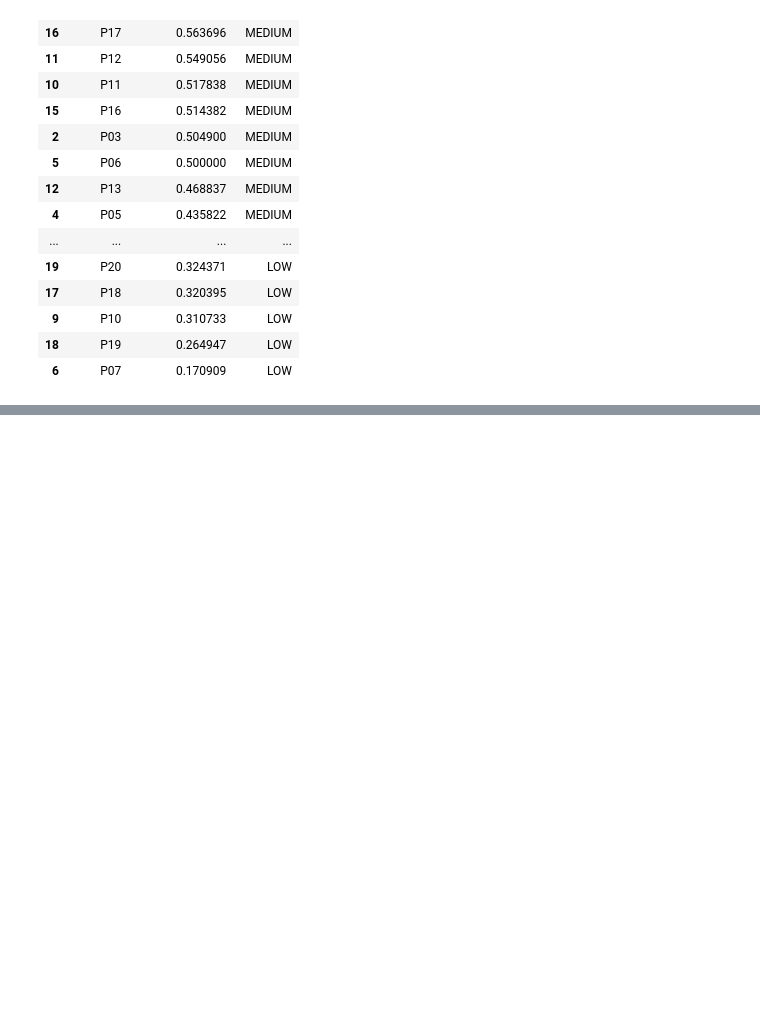
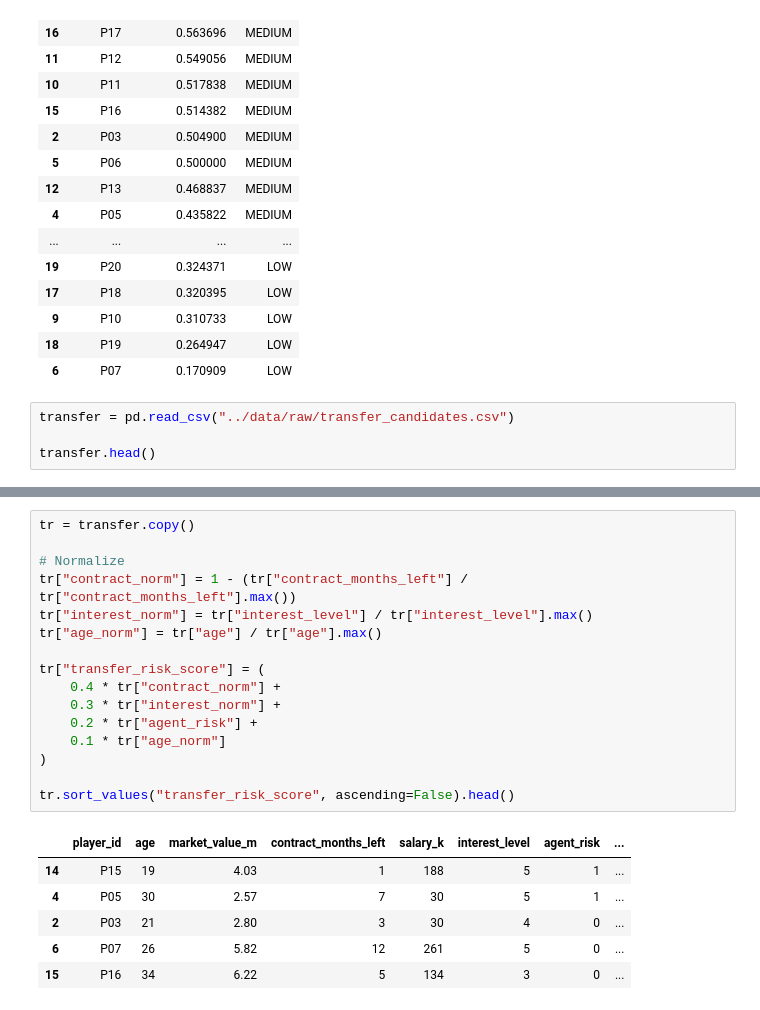
Before and after one commit to Adileakklc/player-performance-transfer-risk, a Jupyter notebook: notebooks/01_injury_risk_baseline.ipynb, the cells around one changed output, grey strips where cells are left out. Cells and saved outputs as stored; diff of their text form; blank space fills up the shorter version.

```diff
--- a/notebooks/01_injury_risk_baseline.ipynb
+++ b/notebooks/01_injury_risk_baseline.ipynb
@@ -106,3 +106,7 @@ risk[["player_id", "injury_risk_score", "risk_label"]].sort_values("injury_risk_
 | 9 | P10 | 0.310733 | LOW |
 | 18 | P19 | 0.264947 | LOW |
 | 6 | P07 | 0.170909 | LOW |
+# %%
+transfer = pd.read_csv("../data/raw/transfer_candidates.csv")
+
+transfer.head()
@@ -108,0 +120,23 @@ risk[["player_id", "injury_risk_score", "risk_label"]].sort_values("injury_risk_
+# %%
+tr = transfer.copy()
+
+# Normalize
+tr["contract_norm"] = 1 - (tr["contract_months_left"] / tr["contract_months_left"].max())
+tr["interest_norm"] = tr["interest_level"] / tr["interest_level"].max()
+tr["age_norm"] = tr["age"] / tr["age"].max()
+
+tr["transfer_risk_score"] = (
+    0.4 * tr["contract_norm"] +
+    0.3 * tr["interest_norm"] +
+    0.2 * tr["agent_risk"] +
+    0.1 * tr["age_norm"]
+)
+
+tr.sort_values("transfer_risk_score", ascending=False).head()
+# %% [output]
+|  | player_id | age | market_value_m | contract_months_left | salary_k | interest_level | agent_risk | ... |
+| 14 | P15 | 19 | 4.03 | 1 | 188 | 5 | 1 | ... |
+| 4 | P05 | 30 | 2.57 | 7 | 30 | 5 | 1 | ... |
+| 2 | P03 | 21 | 2.80 | 3 | 30 | 4 | 0 | ... |
+| 6 | P07 | 26 | 5.82 | 12 | 261 | 5 | 0 | ... |
+| 15 | P16 | 34 | 6.22 | 5 | 134 | 3 | 0 | ... |
```
Also changed, not shown: parts of 5 cells of this notebook, 11 other files.
